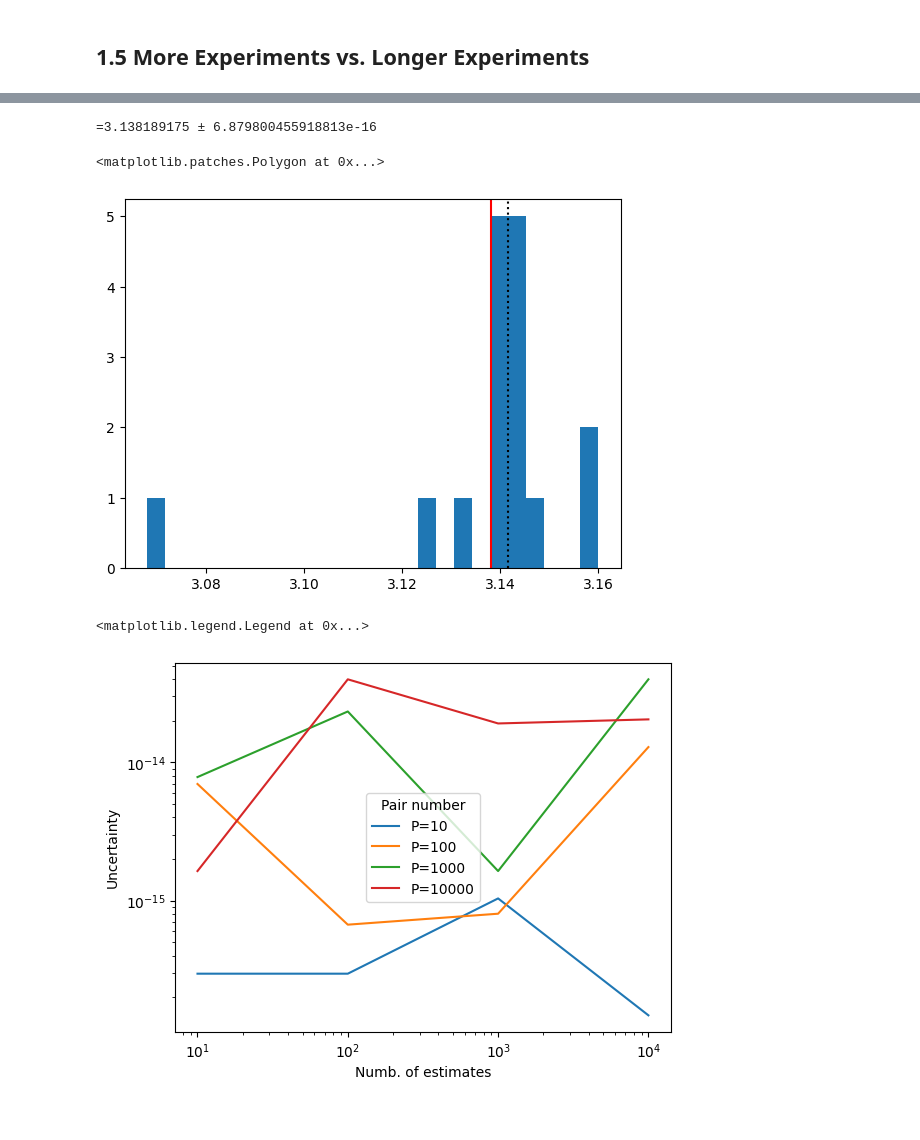
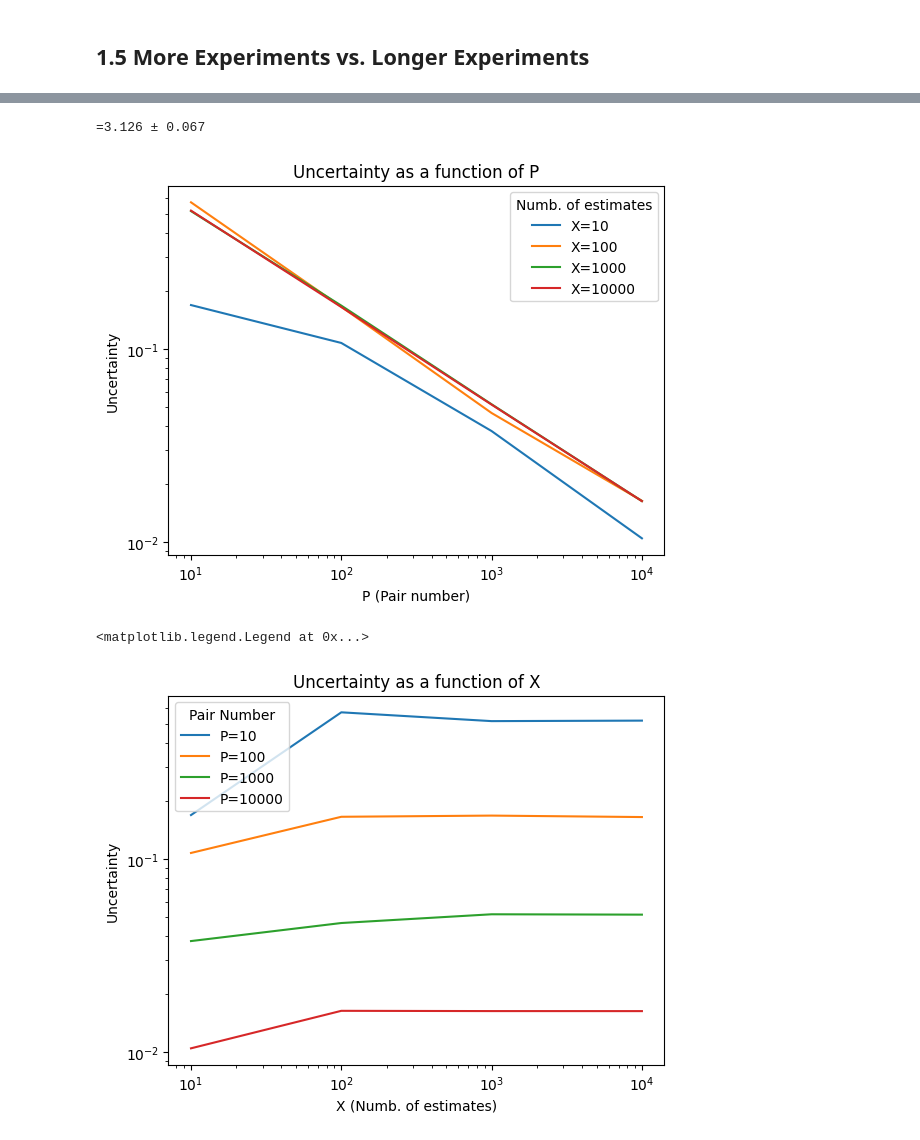
Before and after one commit to MXM1796/computational_physics_2024_fre_rei, a Jupyter notebook: Sheet_1.ipynb, the cells around one changed output, grey strips where cells are left out. Saved outputs shown, nothing was run; the diff lists cells and outputs as text; code cells hidden in the pictures.

```diff
--- a/Sheet_1.ipynb
+++ b/Sheet_1.ipynb
@@ -147,25 +175,31 @@ pi_uncertainties: [2.96059473e-16 2.96059473e-16 1.03620816e-15 1.48029737e-16
 # %%
 final_pi, final_uncertainty = estimate(pi_estimates, 16)
-print(f'={final_pi} ± {final_uncertainty}')
+print(f'={final_pi:.3f} ± {final_uncertainty:.3f}')
 # %% [output]
-=3.138189175 ± 6.879800455918813e-16
+=3.126 ± 0.067
-# %%
-plt.hist(pi_estimates, bins=25)
-plt.axvline(np.pi, color='black', zorder=1, linestyle=':')
-plt.axvline(final_pi, color='red', zorder=1)
-plt.axvspan(final_pi-final_uncertainty, final_pi+final_uncertainty, alpha=0.25)
-# %% [output]
-<matplotlib.patches.Polygon at 0x...>
-[figure, removed]
 # %%
-plt.loglog(X,pi_uncertainties[:4],label=f'P={P[0]}')
-plt.loglog(X,pi_uncertainties[5:9],label=f'P={P[1]}')
-plt.loglog(X,pi_uncertainties[10:14],label=f'P={P[2]}')
-plt.loglog(X,pi_uncertainties[-4:],label=f'P={P[3]}')
+plt.loglog(P,pi_uncertainties[:4],label=f'X={X[0]}')
+plt.loglog(P,pi_uncertainties[4:8],label=f'X={X[1]}')
+plt.loglog(P,pi_uncertainties[8:12],label=f'X={X[2]}')
+plt.loglog(P,pi_uncertainties[-4:],label=f'X={X[3]}')
+
+plt.title('Uncertainty as a function of P')
+plt.ylabel('Uncertainty')
+plt.xlabel('P (Pair number)')
+plt.legend(title="Numb. of estimates")
+plt.show()
+
+plt.loglog(P,pi_uncertainties[::4],label=f'P={P[0]}')
+plt.loglog(P,pi_uncertainties[1::4],label=f'P={P[1]}')
+plt.loglog(P,pi_uncertainties[2::4],label=f'P={P[2]}')
+plt.loglog(P,pi_uncertainties[3::4],label=f'P={P[3]}')
+
+plt.title('Uncertainty as a function of X')
 
 plt.ylabel('Uncertainty')
-plt.xlabel('Numb. of estimates')
-plt.legend(title="Pair number")
+plt.xlabel('X (Numb. of estimates)')
+plt.legend(title="Pair Number")
 # %% [output]
+[figure, new version]
 <matplotlib.legend.Legend at 0x...>
-[figure, old version]
+[figure, added]
```
Also changed, not shown: parts of 17 cells of this notebook.
